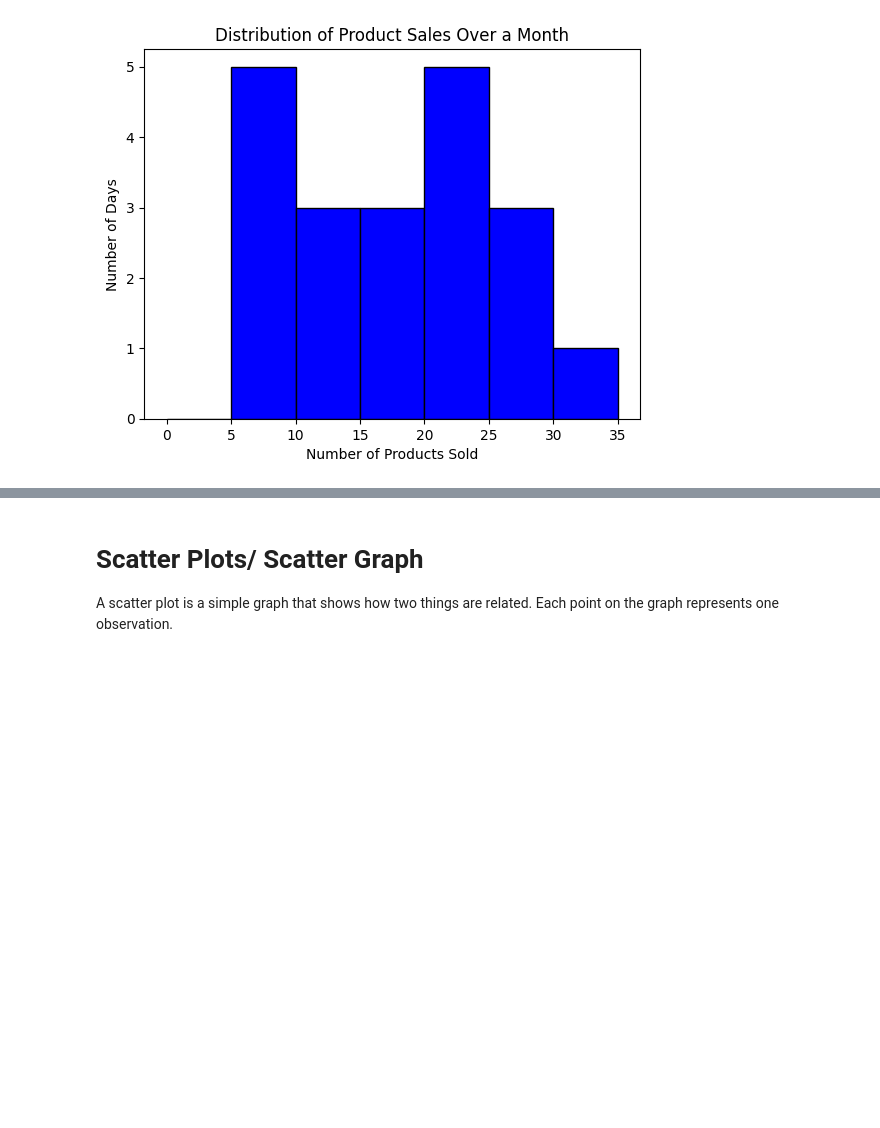
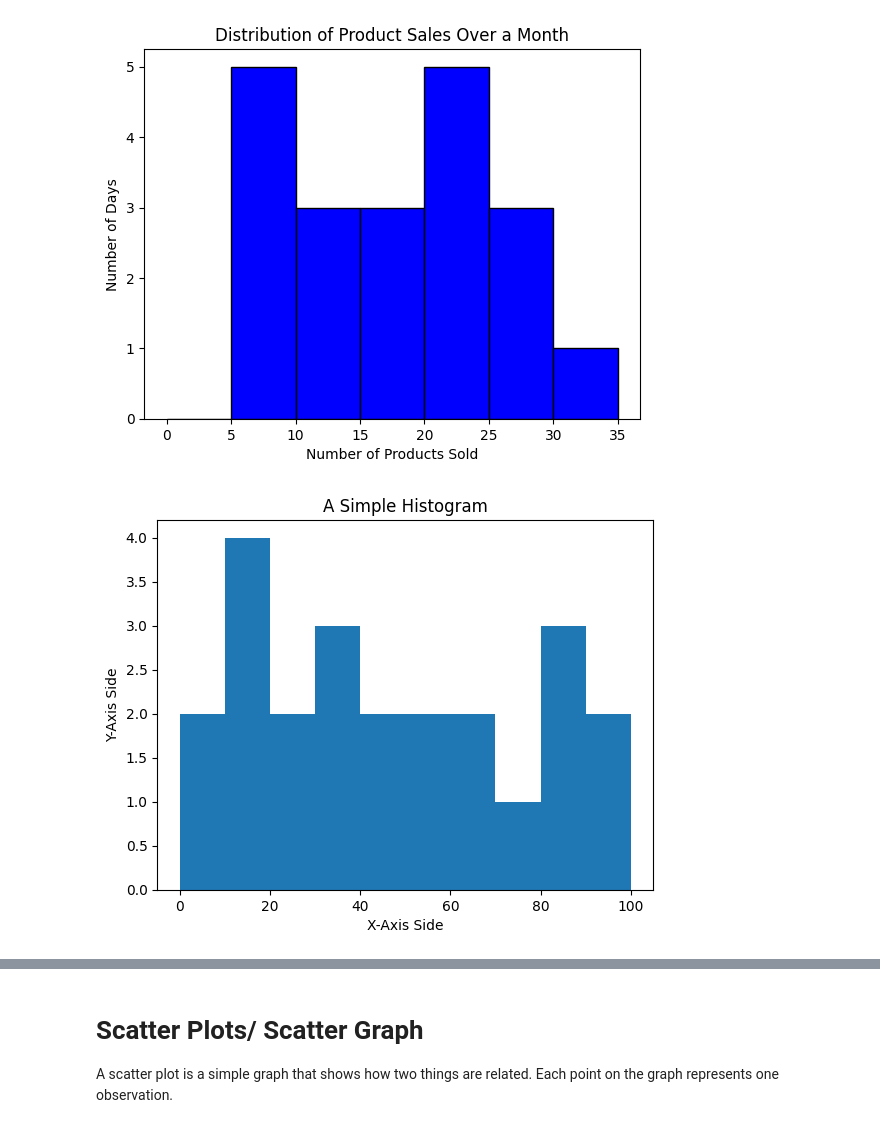
Before and after one commit to Srishti36912/Python_clg, a Jupyter notebook: matplotlib.ipynb, the cells around one changed output, grey strips where cells are left out. Cells and saved outputs as stored; diff of their text form; code cells hidden in the pictures; blank space fills up the shorter version.

Commit message:
some more histograms

```diff
--- a/matplotlib.ipynb
+++ b/matplotlib.ipynb
@@ -341,3 +341,21 @@ plt.title('Distribution of Product Sales Over a Month')
 plt.show()
 # %% [output]
 [figure]
+# %%
+import matplotlib.pyplot as plt
+
+age = [21,32,69,56,85,45,50,30,10,15,16,42,66,77,11,2,32,9,91,85,81,92,27]
+
+# place = [x for x in range(len(age))]
+bin = [0,10,20,30,40,50,60,70,80,90,100]
+
+plt.hist(age, bin, histtype='bar')
+
+plt.xlabel("X-Axis Side")
+plt.ylabel("Y-Axis Side")
+
+plt.title("A Simple Histogram")
+# plt.legend()
+plt.show()
+# %% [output]
+[figure, added]
```
Also changed, not shown: parts of 4 cells of this notebook.
